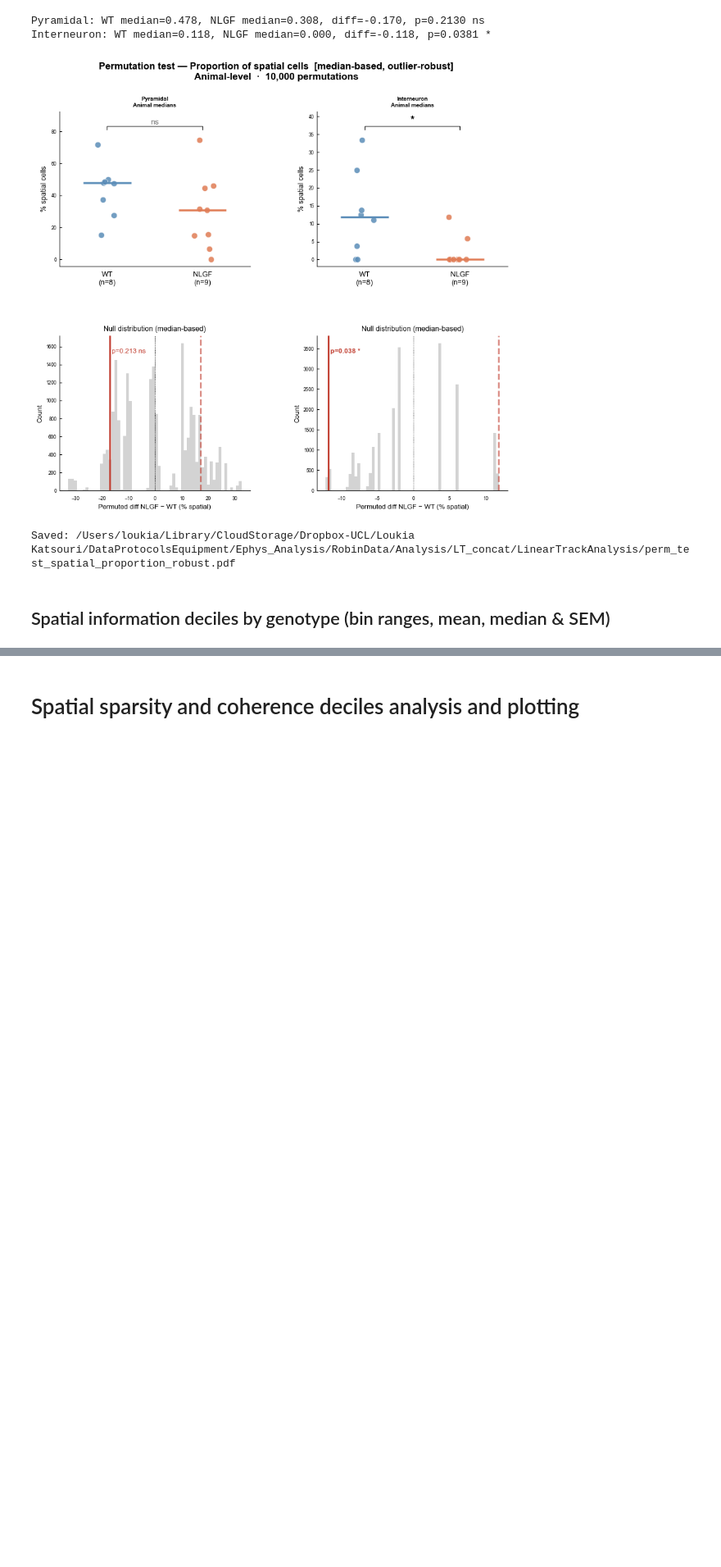
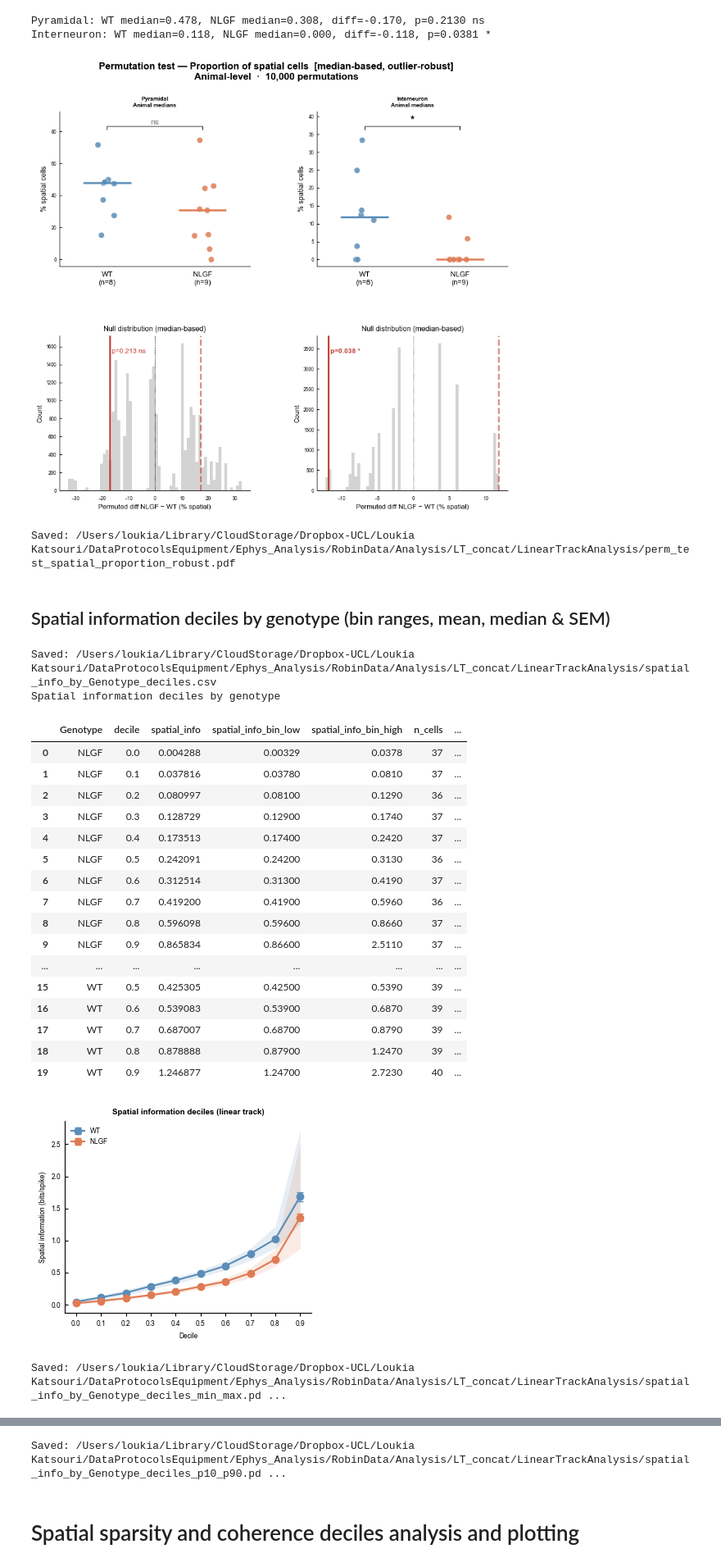
Before and after one commit to lkatsouri/NLGF_ephys_AXONA_data, a Jupyter notebook: ephys_LinearTrack_analysis.ipynb, the cells around one changed output, grey strips where cells are left out. Shown at 82% size. Saved outputs shown, nothing was run; the diff lists cells and outputs as text; code cells hidden in the pictures; blank space fills up the shorter version.

```diff
--- a/ephys_LinearTrack_analysis.ipynb
+++ b/ephys_LinearTrack_analysis.ipynb
@@ -1707,31 +1707,53 @@ ax.legend(frameon=False)
 ax.spines[["top", "right"]].set_visible(False)
 fig.tight_layout()
 
-decile_pdf_path = os.path.join(linear_track_OUTDIR, "spatial_info_by_Genotype_deciles.pdf")
+decile_pdf_path = os.path.join(linear_track_OUTDIR, "spatial_info_by_Genotype_deciles_min_max.pdf")
 fig.savefig(decile_pdf_path, bbox_inches="tight")
 plt.show()
 plt.close(fig)
 print(f"Saved: {decile_pdf_path}")
 
 # ── Plot (per-bin mean +/- SEM, 10th-90th percentile shading) ──────────────
 fig, ax = plt.subplots(figsize=(3.5, 3))
 for geno in GENO_ORDER:
     stats = si_bin_stats_by_geno[geno]
     ax.fill_between(deciles, stats['p10'], stats['p90'],
                      color=GENO_COLORS[geno], alpha=0.15, linewidth=0)
     ax.errorbar(deciles, stats['mean'], yerr=stats['sem'], marker='o', label=geno,
                 color=GENO_COLORS[geno], capsize=3, elinewidth=1, linewidth=1.5)
 
 ax.set_xticks(deciles)
 ax.set_xlabel("Decile")
 ax.set_ylabel("Spatial information (bits/spike)")
 set_panel_title(ax, "Spatial information deciles (linear track)\n10th-90th percentile band")
 ax.legend(frameon=False)
 ax.spines[["top", "right"]].set_visible(False)
 fig.tight_layout()
 
 decile_p10_p90_pdf_path = os.path.join(linear_track_OUTDIR, "spatial_info_by_Genotype_deciles_p10_p90.pdf")
 fig.savefig(decile_p10_p90_pdf_path, bbox_inches="tight")
 plt.show()
 plt.close(fig)
 print(f"Saved: {decile_p10_p90_pdf_path}")
+# %% [output]
+Saved: /Users/loukia/Library/CloudStorage/Dropbox-UCL/Loukia Katsouri/DataProtocolsEquipment/Ephys_Analysis/RobinData/Analysis/LT_concat/LinearTrackAnalysis/spatial_info_by_Genotype_deciles.csv
+Spatial information deciles by genotype
+|  | Genotype | decile | spatial_info | spatial_info_bin_low | spatial_info_bin_high | n_cells | ... |
+| 0 | NLGF | 0.0 | 0.004288 | 0.00329 | 0.0378 | 37 | ... |
+| 1 | NLGF | 0.1 | 0.037816 | 0.03780 | 0.0810 | 37 | ... |
+| 2 | NLGF | 0.2 | 0.080997 | 0.08100 | 0.1290 | 36 | ... |
+| 3 | NLGF | 0.3 | 0.128729 | 0.12900 | 0.1740 | 37 | ... |
+| 4 | NLGF | 0.4 | 0.173513 | 0.17400 | 0.2420 | 37 | ... |
+| 5 | NLGF | 0.5 | 0.242091 | 0.24200 | 0.3130 | 36 | ... |
+| 6 | NLGF | 0.6 | 0.312514 | 0.31300 | 0.4190 | 37 | ... |
+| 7 | NLGF | 0.7 | 0.419200 | 0.41900 | 0.5960 | 36 | ... |
+| 8 | NLGF | 0.8 | 0.596098 | 0.59600 | 0.8660 | 37 | ... |
+| 9 | NLGF | 0.9 | 0.865834 | 0.86600 | 2.5110 | 37 | ... |
+| ... | ... | ... | ... | ... | ... | ... | ... |
+| 15 | WT | 0.5 | 0.425305 | 0.42500 | 0.5390 | 39 | ... |
+| 16 | WT | 0.6 | 0.539083 | 0.53900 | 0.6870 | 39 | ... |
+| 17 | WT | 0.7 | 0.687007 | 0.68700 | 0.8790 | 39 | ... |
+| 18 | WT | 0.8 | 0.878888 | 0.87900 | 1.2470 | 39 | ... |
+| 19 | WT | 0.9 | 1.246877 | 1.24700 | 2.7230 | 40 | ... |
+[figure, added]
+Saved: /Users/loukia/Library/CloudStorage/Dropbox-UCL/Loukia Katsouri/DataProtocolsEquipment/Ephys_Analysis/RobinData/Analysis/LT_concat/LinearTrackAnalysis/spatial_info_by_Genotype_deciles_min_max.pd ...
@@ -1738,3 +1761,4 @@ print(f"Saved: {decile_p10_p90_pdf_path}")
+Saved: /Users/loukia/Library/CloudStorage/Dropbox-UCL/Loukia Katsouri/DataProtocolsEquipment/Ephys_Analysis/RobinData/Analysis/LT_concat/LinearTrackAnalysis/spatial_info_by_Genotype_deciles_p10_p90.pd ...
 # %% [markdown]
 # Spatial sparsity and coherence deciles analysis and plotting
 # %%
```
Also changed, not shown: parts of 2 cells of this notebook, 1 other file.
